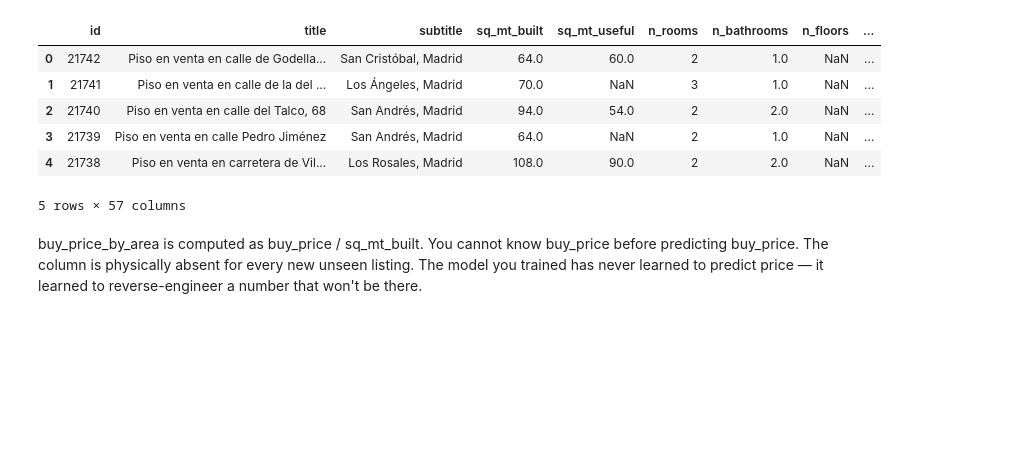
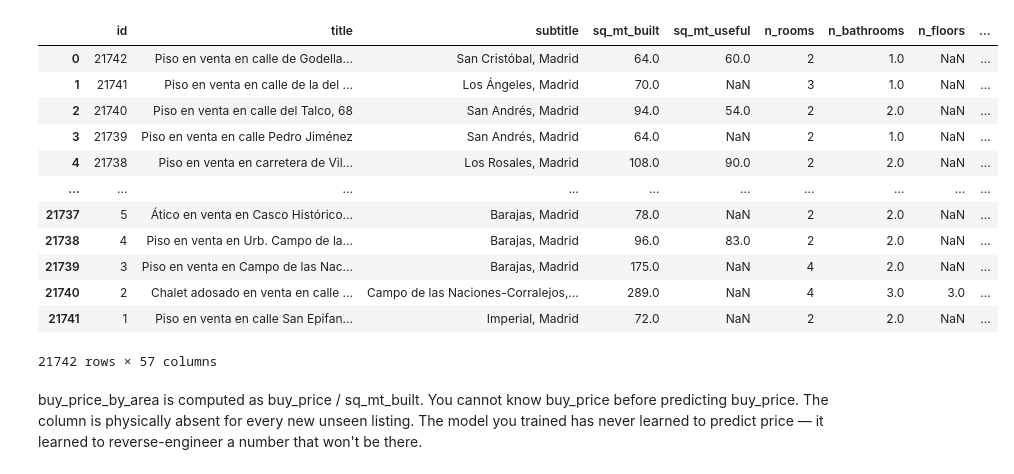
Before and after one commit to julianl11/data_science, a Jupyter notebook: exploring_2.ipynb, the cells around one changed output. Saved outputs shown, nothing was run; the diff lists cells and outputs as text; code cells hidden in the pictures; blank space fills up the shorter version.

```diff
--- a/exploring_2.ipynb
+++ b/exploring_2.ipynb
@@ -6,15 +6,21 @@ path_data = "./data/houses_Madrid.csv"
 # %%
 df = pd.read_csv(path_data, index_col=0)
 # %%
-df.head()
+df
 # %% [output]
 |  | id | title | subtitle | sq_mt_built | sq_mt_useful | n_rooms | n_bathrooms | n_floors | ... |
 | 0 | 21742 | Piso en venta en calle de Godella... | San Cristóbal, Madrid | 64.0 | 60.0 | 2 | 1.0 | NaN | ... |
 | 1 | 21741 | Piso en venta en calle de la del ... | Los Ángeles, Madrid | 70.0 | NaN | 3 | 1.0 | NaN | ... |
 | 2 | 21740 | Piso en venta en calle del Talco, 68 | San Andrés, Madrid | 94.0 | 54.0 | 2 | 2.0 | NaN | ... |
 | 3 | 21739 | Piso en venta en calle Pedro Jiménez | San Andrés, Madrid | 64.0 | NaN | 2 | 1.0 | NaN | ... |
 | 4 | 21738 | Piso en venta en carretera de Vil... | Los Rosales, Madrid | 108.0 | 90.0 | 2 | 2.0 | NaN | ... |
+| ... | ... | ... | ... | ... | ... | ... | ... | ... | ... |
+| 21737 | 5 | Ático en venta en Casco Histórico... | Barajas, Madrid | 78.0 | NaN | 2 | 2.0 | NaN | ... |
+| 21738 | 4 | Piso en venta en Urb. Campo de la... | Barajas, Madrid | 96.0 | 83.0 | 2 | 2.0 | NaN | ... |
+| 21739 | 3 | Piso en venta en Campo de las Nac... | Barajas, Madrid | 175.0 | NaN | 4 | 2.0 | NaN | ... |
+| 21740 | 2 | Chalet adosado en venta en calle ... | Campo de las Naciones-Corralejos,... | 289.0 | NaN | 4 | 3.0 | 3.0 | ... |
+| 21741 | 1 | Piso en venta en calle San Epifan... | Imperial, Madrid | 72.0 | NaN | 2 | 2.0 | NaN | ... |
-5 rows × 57 columns
+21742 rows × 57 columns
 # %%
 AMENITY_COLS = [
     "has_ac", #
```
Also changed, not shown: parts of 28 cells of this notebook, 10 other files.
